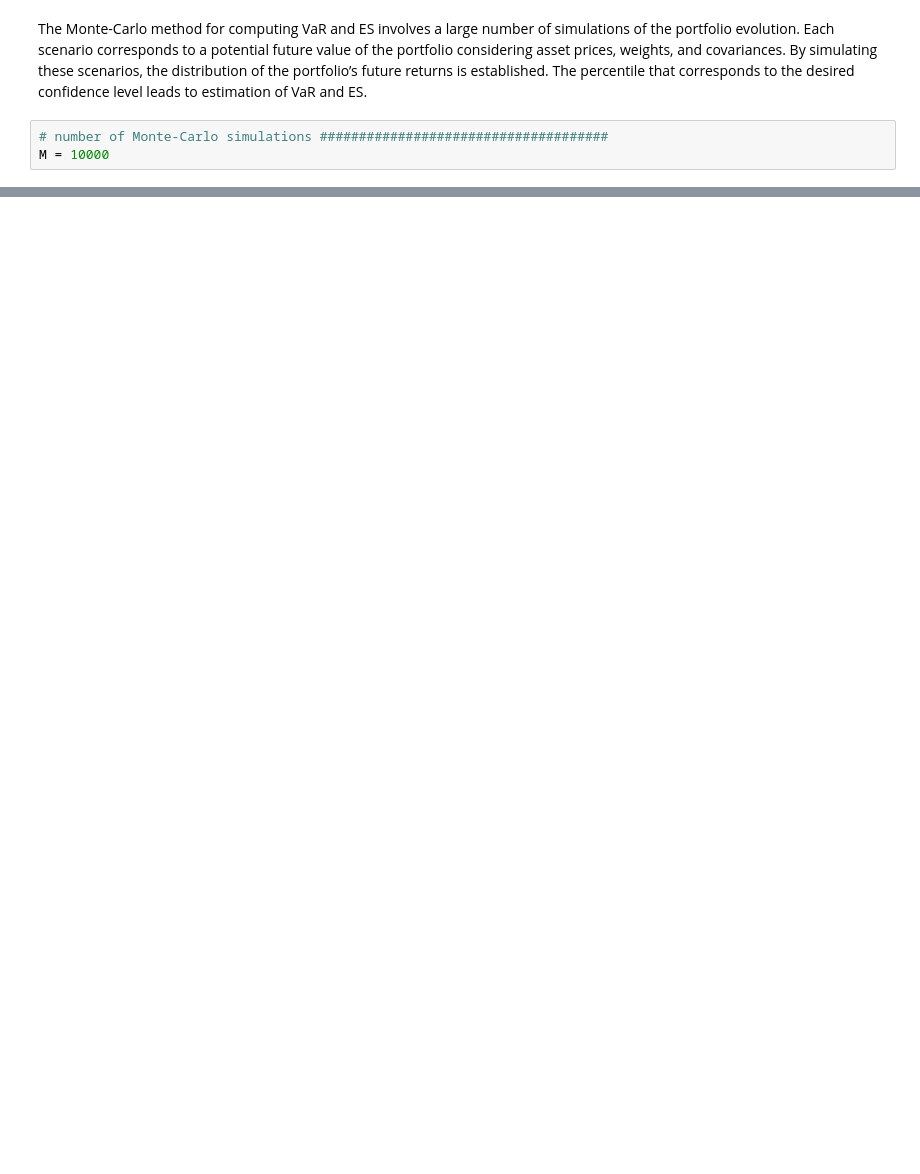
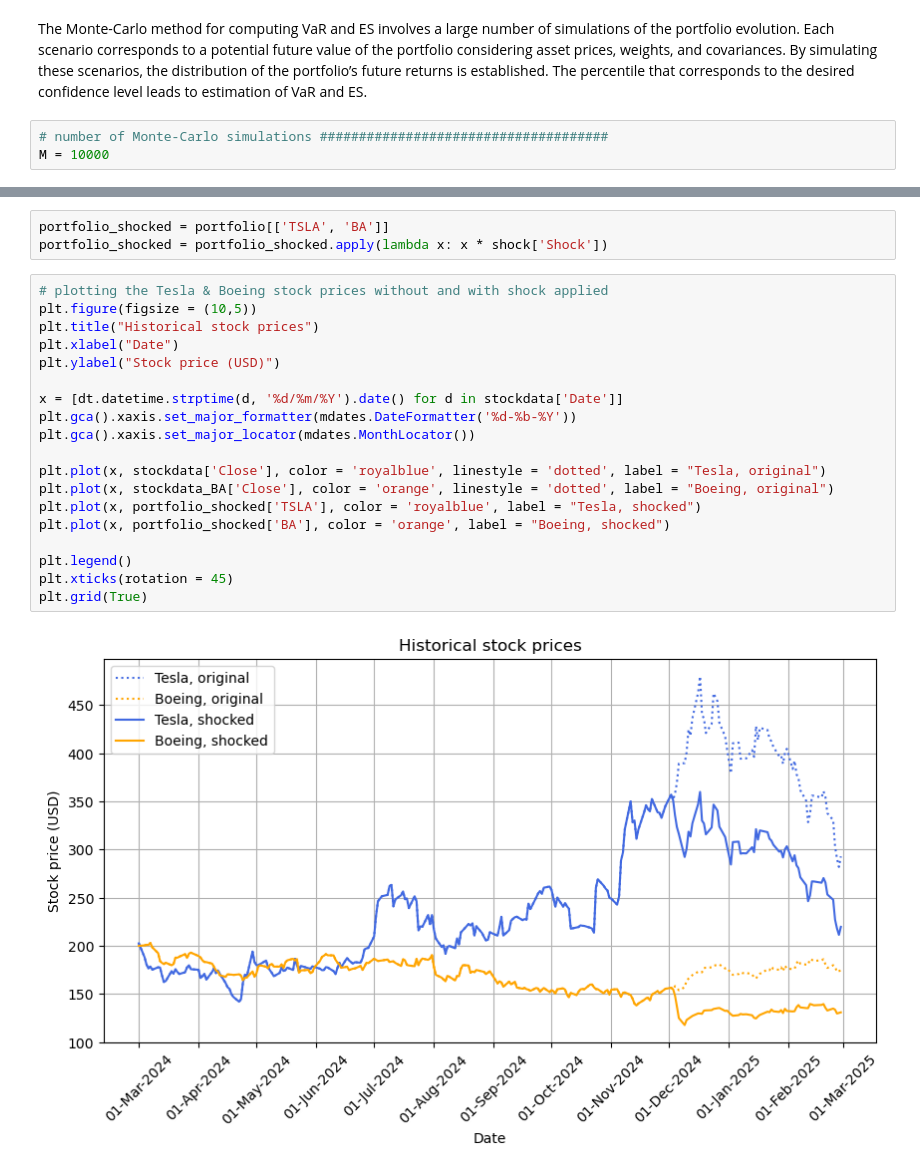
Before and after one commit to ANakonieczna/Computational-Finance, a Jupyter notebook: 02_PRACTICE_OptionPricing_Vol_VaR_ES_ModelValid.ipynb, the cells around one changed output, grey strips where cells are left out. Saved outputs shown, nothing was run; the diff lists cells and outputs as text; blank space fills up the shorter version.

```diff
--- a/02_PRACTICE_OptionPricing_Vol_VaR_ES.ipynb
+++ b/02_PRACTICE_OptionPricing_Vol_VaR_ES_ModelValid.ipynb
@@ -859,0 +1147,24 @@ plt.show()
+# %%
+portfolio_shocked = portfolio[['TSLA', 'BA']]
+portfolio_shocked = portfolio_shocked.apply(lambda x: x * shock['Shock'])
+# %%
+# plotting the Tesla & Boeing stock prices without and with shock applied
+plt.figure(figsize = (10,5))
+plt.title("Historical stock prices")
+plt.xlabel("Date")
+plt.ylabel("Stock price (USD)")
+
+x = [dt.datetime.strptime(d, '%d/%m/%Y').date() for d in stockdata['Date']]
+plt.gca().xaxis.set_major_formatter(mdates.DateFormatter('%d-%b-%Y'))
+plt.gca().xaxis.set_major_locator(mdates.MonthLocator())
+
+plt.plot(x, stockdata['Close'], color = 'royalblue', linestyle = 'dotted', label = "Tesla, original")
+plt.plot(x, stockdata_BA['Close'], color = 'orange', linestyle = 'dotted', label = "Boeing, original")
+plt.plot(x, portfolio_shocked['TSLA'], color = 'royalblue', label = "Tesla, shocked")
+plt.plot(x, portfolio_shocked['BA'], color = 'orange', label = "Boeing, shocked")
+
+plt.legend()
+plt.xticks(rotation = 45)
+plt.grid(True)
+# %% [output]
+[figure, added]
```
Also changed, not shown: parts of 47 cells of this notebook.
